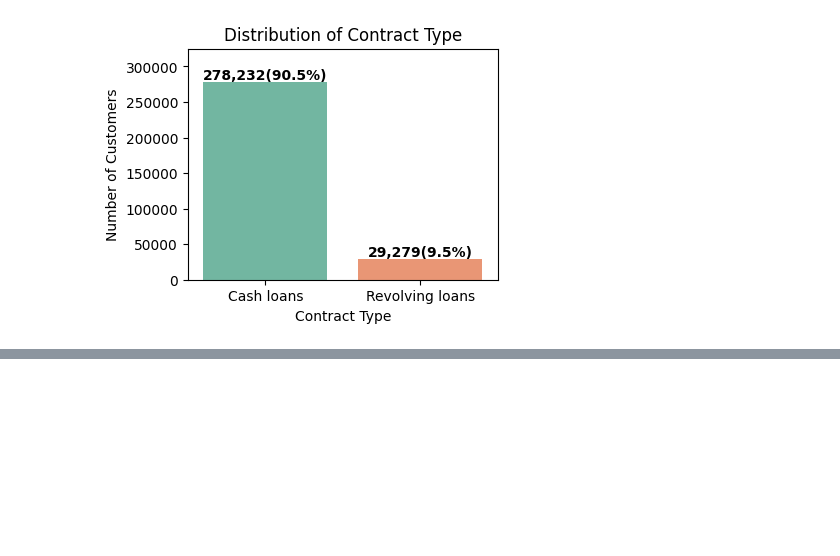
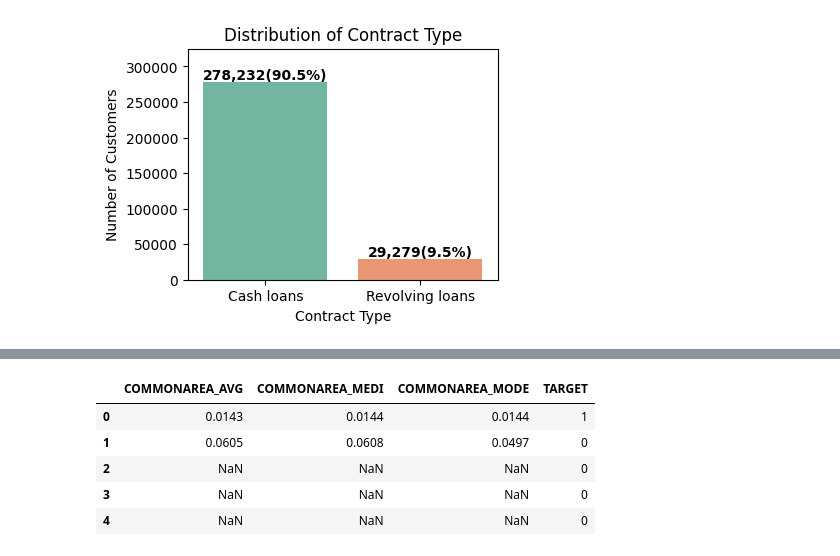
Before and after one commit to oknardo/Home_Credit_Scorecard_Model, a Jupyter notebook: EDA_application_train.ipynb, the cells around one changed output, grey strips where cells are left out. Saved outputs shown, nothing was run; the diff lists cells and outputs as text; code cells hidden in the pictures; blank space fills up the shorter version.

```diff
--- a/EDA_application_train.ipynb
+++ b/EDA_application_train.ipynb
@@ -210,0 +240,9 @@ dtype: int64
+# %%
+df_app_train[['COMMONAREA_AVG', 'COMMONAREA_MEDI','COMMONAREA_MODE','TARGET']].head(5)
+# %% [output]
+|  | COMMONAREA_AVG | COMMONAREA_MEDI | COMMONAREA_MODE | TARGET |
+| 0 | 0.0143 | 0.0144 | 0.0144 | 1 |
+| 1 | 0.0605 | 0.0608 | 0.0497 | 0 |
+| 2 | NaN | NaN | NaN | 0 |
+| 3 | NaN | NaN | NaN | 0 |
+| 4 | NaN | NaN | NaN | 0 |
```
Also changed, not shown: parts of 9 cells of this notebook.
